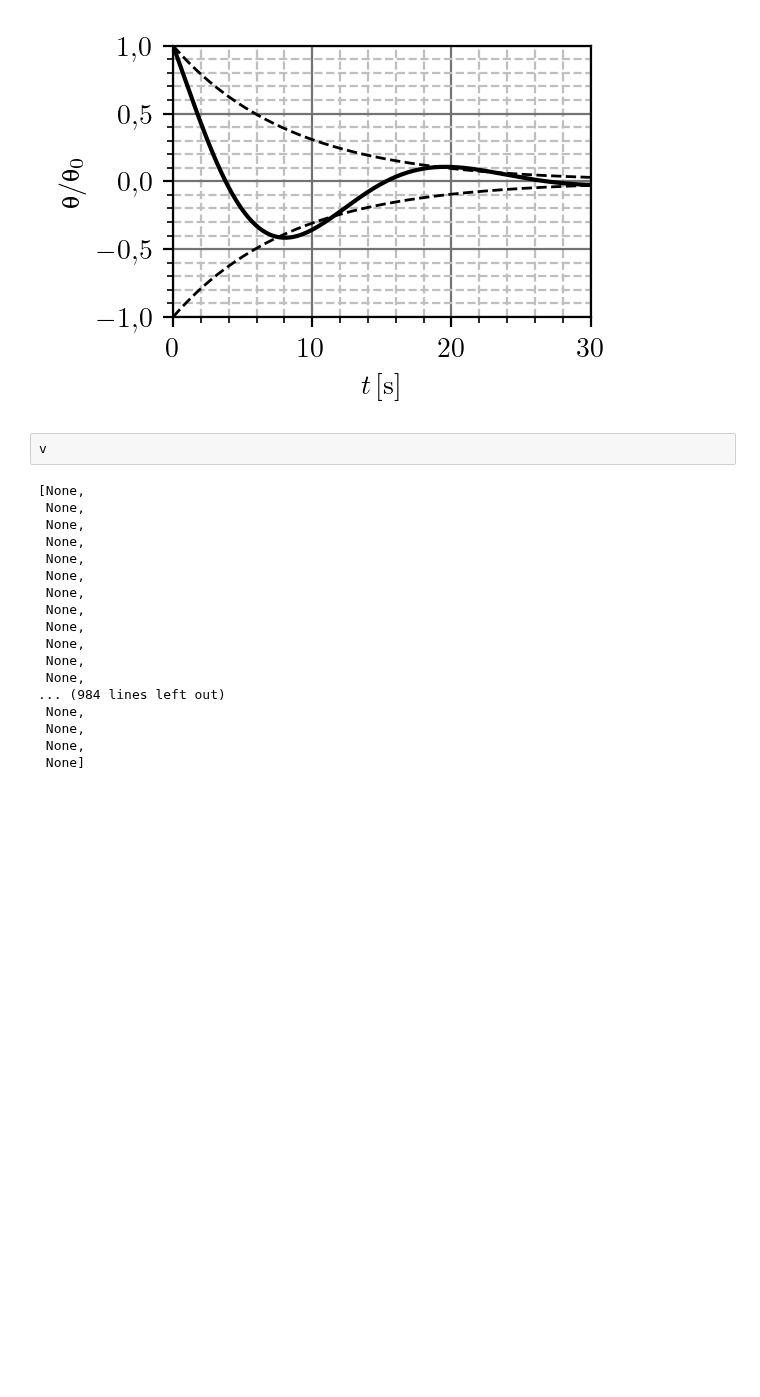
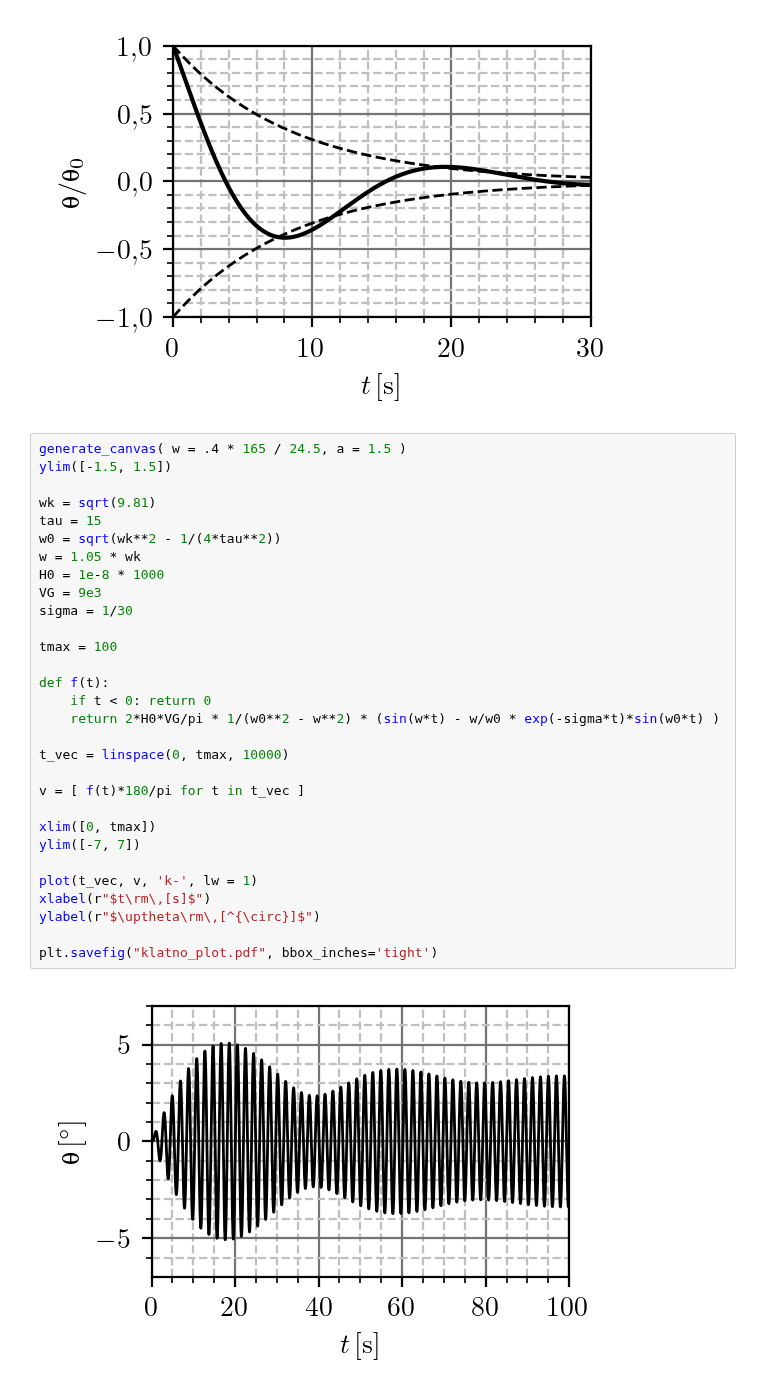
Before and after one commit to djokicd/zbirka-sis, a Jupyter notebook: 4_laplasova_transformacija/3_fje_prenosa/fig/LT_plotovi.ipynb, the cells around one changed output. Cells and saved outputs as stored; diff of their text form; blank space fills up the shorter version.

```diff
--- a/4_laplasova_transformacija/3_fje_prenosa/fig/LT_plotovi.ipynb
+++ b/4_laplasova_transformacija/3_fje_prenosa/fig/LT_plotovi.ipynb
@@ -231,22 +231,34 @@ plt.savefig("teleskop_plot.pdf", bbox_inches='tight')
 # %% [output]
 [figure]
 # %%
-v
+generate_canvas( w = .4 * 165 / 24.5, a = 1.5 )
+ylim([-1.5, 1.5])
+
+wk = sqrt(9.81)
+tau = 15
+w0 = sqrt(wk**2 - 1/(4*tau**2))
+w = 1.05 * wk
+H0 = 1e-8 * 1000
+VG = 9e3
+sigma = 1/30
+
+tmax = 100
+
+def f(t):
+    if t < 0: return 0
+    return 2*H0*VG/pi * 1/(w0**2 - w**2) * (sin(w*t) - w/w0 * exp(-sigma*t)*sin(w0*t) )
+
+t_vec = linspace(0, tmax, 10000)
+
+v = [ f(t)*180/pi for t in t_vec ]
+
+xlim([0, tmax])
+ylim([-7, 7])
+
+plot(t_vec, v, 'k-', lw = 1)
+xlabel(r"$t\rm\,[s]$")
+ylabel(r"$\uptheta\rm\,[^{\circ}]$")
+
+plt.savefig("klatno_plot.pdf", bbox_inches='tight')
 # %% [output]
-[None,
- None,
- None,
- None,
- None,
- None,
- None,
- None,
- None,
- None,
- None,
- None,
-... (984 lines left out)
- None,
- None,
- None,
- None]
+[figure, added]
```
Also changed, not shown: parts of 1 cell of this notebook, 3 other files.
